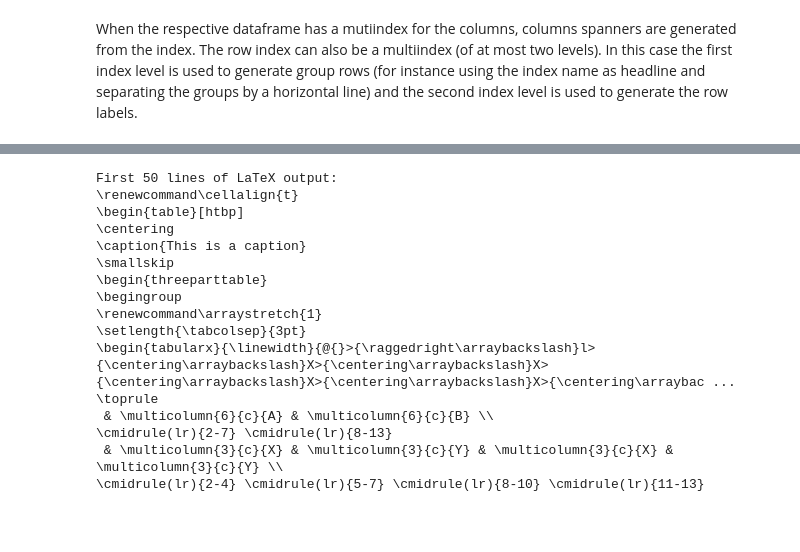
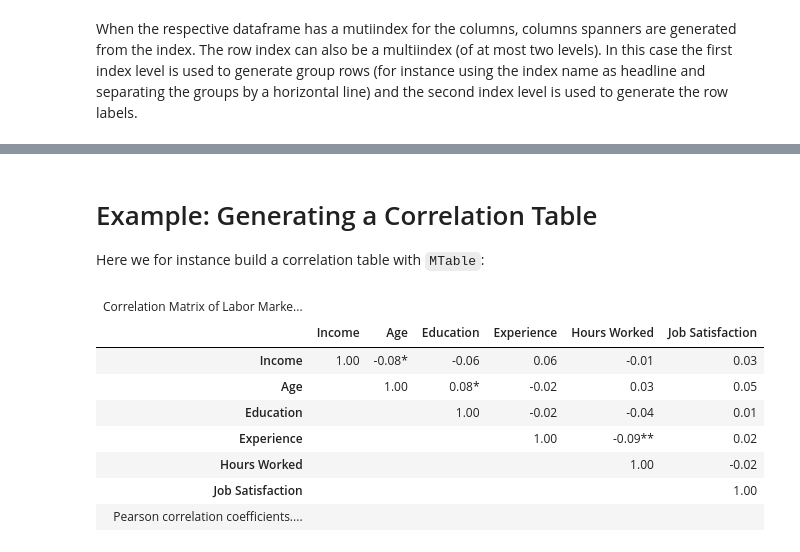
Before and after one commit to py-econometrics/maketables, a Jupyter notebook: docs/MTable.ipynb, the cells around one changed output, grey strips where cells are left out. Cells and saved outputs as stored; diff of their text form; code cells hidden in the pictures; blank space fills up the shorter version.

```diff
--- a/docs/MTable.ipynb
+++ b/docs/MTable.ipynb
@@ -107,49 +68,25 @@ t.save(type="tex", file_name="../output/table_latex_tabularx.tex", replace=True,
-# %%
-# Debug: check what colspec is being generated
-import inspect
-tex_output = t._output_tex()
-print("First 50 lines of LaTeX output:")
-print("\n".join(tex_output.split("\n")[:15]))
-# %% [output]
-First 50 lines of LaTeX output:
-\renewcommand\cellalign{t}
-\begin{table}[htbp]
-\centering
-\caption{This is a caption}
-\smallskip
-\begin{threeparttable}
-\begingroup
-\renewcommand\arraystretch{1}
-\setlength{\tabcolsep}{3pt}
-\begin{tabularx}{\linewidth}{@{}>{\raggedright\arraybackslash}l>{\centering\arraybackslash}X>{\centering\arraybackslash}X>{\centering\arraybackslash}X>{\centering\arraybackslash}X>{\centering\arraybac ...
-\toprule
- & \multicolumn{6}{c}{A} & \multicolumn{6}{c}{B} \\
-\cmidrule(lr){2-7} \cmidrule(lr){8-13}
- & \multicolumn{3}{c}{X} & \multicolumn{3}{c}{Y} & \multicolumn{3}{c}{X} & \multicolumn{3}{c}{Y} \\
-\cmidrule(lr){2-4} \cmidrule(lr){5-7} \cmidrule(lr){8-10} \cmidrule(lr){11-13}
+# %% [markdown]
+# Example: Generating a Correlation Table
+
+Here we for instance build a correlation table with `MTable`:
 # %%
 # Example: Correlation Table with Simulated Data and Significance Stars
+from scipy.stats import pearsonr
 
 # Simulate data for 8 variables
 np.random.seed(42)
 n = 500
 
 data = {
-    'income': np.random.normal(50000, 15000, n),
-    'age': np.random.normal(40, 12, n),
-    'education': np.random.normal(14, 3, n),
-    'experience': np.random.normal(15, 8, n),
-    'hours_worked': np.random.normal(40, 8, n),
-    'job_satisfaction': np.random.normal(7, 2, n),
-    'productivity': np.random.normal(75, 15, n),
-    'tenure': np.random.normal(8, 5, n)
+    'Income': np.random.normal(50000, 15000, n),
+    'Age': np.random.normal(40, 12, n),
+    'Education': np.random.normal(14, 3, n),
+    'Experience': np.random.normal(15, 8, n),
+    'Hours': np.random.normal(40, 8, n),
+    'Job satisfaction': np.random.normal(7, 2, n),
 }
 
 sim_df = pd.DataFrame(data)
-
-# Calculate correlation matrix and p-values
-from scipy.stats import pearsonr
-
 variables = sim_df.columns
 corr_matrix = pd.DataFrame(index=variables, columns=variables)
 p_values = pd.DataFrame(index=variables, columns=variables)
@@ -167,49 +104,44 @@ for i, var1 in enumerate(variables):
 
 # Format correlations with significance stars
 def add_stars(corr_val, p_val):
     if pd.isna(corr_val):
         return ''
     corr_str = f'{float(corr_val):.2f}'
     if corr_val == 1.0:
         return corr_str
     if float(p_val) < 0.01:
         return corr_str + '***'
     elif float(p_val) < 0.05:
         return corr_str + '**'
     elif float(p_val) < 0.10:
         return corr_str + '*'
     else:
         return corr_str
 
 # Apply formatting
 corr_display = pd.DataFrame(index=corr_matrix.index, columns=corr_matrix.columns)
 for i in corr_matrix.index:
     for j in corr_matrix.columns:
         corr_display.loc[i, j] = add_stars(corr_matrix.loc[i, j], p_values.loc[i, j])
 
-# Define variable labels
-var_labels = {
-    'income': 'Income',
-    'age': 'Age',
-    'education': 'Education',
-    'experience': 'Experience',
-    'hours_worked': 'Hours Worked',
-    'job_satisfaction': 'Job Satisfaction',
-    'productivity': 'Productivity',
-    'tenure': 'Tenure'
-}
-
-# Relabel the correlation matrix
-corr_display_labeled = corr_display.rename(index=var_labels, columns=var_labels)
-
 # Create table with custom column widths
 ct= mt.MTable(
     corr_display_labeled,
     caption="Correlation Matrix of Labor Market Variables",
     notes="Pearson correlation coefficients. * p<0.10, ** p<0.05, *** p<0.01",
     tab_label="tab:correlation",
-    gt_style={"first_col_width": "150px", "table_width": "100%"},
-    tex_style={"first_col_width": "3cm"},
-    docx_style={"first_col_width": "2in"}
+    gt_style={"first_col_width": "150px", "table_width": "60%"},
 )
+
+ct
+# %% [output]
+| Correlation Matrix of Labor Marke... |  |  |  |  |  |  |
+|  | Income | Age | Education | Experience | Hours Worked | Job Satisfaction |
+| Income | 1.00 | -0.08* | -0.06 | 0.06 | -0.01 | 0.03 |
+| Age |  | 1.00 | 0.08* | -0.02 | 0.03 | 0.05 |
+| Education |  |  | 1.00 | -0.02 | -0.04 | 0.01 |
+| Experience |  |  |  | 1.00 | -0.09** | 0.02 |
+| Hours Worked |  |  |  |  | 1.00 | -0.02 |
+| Job Satisfaction |  |  |  |  |  | 1.00 |
+| Pearson correlation coefficients.... |  |  |  |  |  |  |
 # %% [markdown]
```
Also changed, not shown: parts of 15 cells of this notebook, 18 other files.
